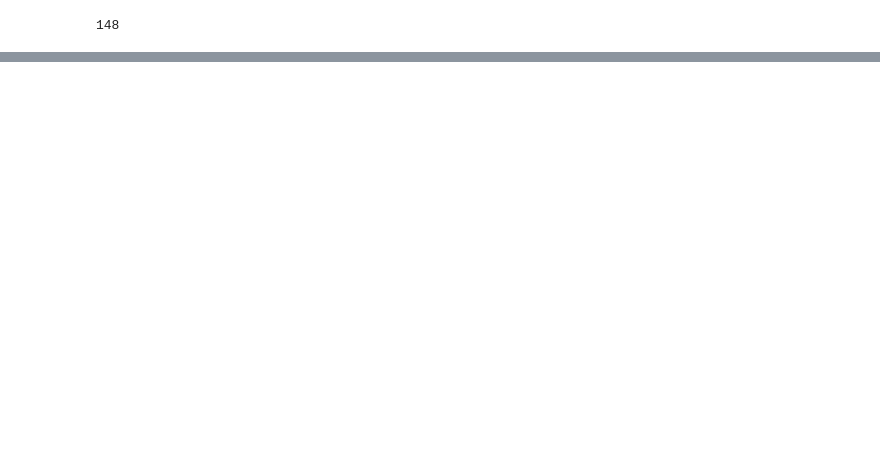
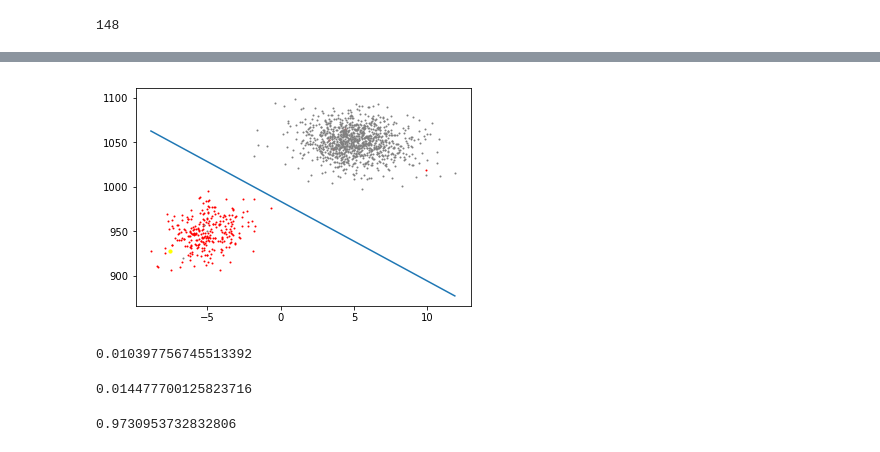
Before and after one commit to Sladge17/logistic_regression, a Jupyter notebook: logreg_train.ipynb, the cells around one changed output, grey strips where cells are left out. Saved outputs shown, nothing was run; the diff lists cells and outputs as text; code cells hidden in the pictures; blank space fills up the shorter version.

Commit message:
add probability

```diff
--- a/logreg_train.ipynb
+++ b/logreg_train.ipynb
@@ -144,0 +217,14 @@ array([0.10121056, 0.08535934, 0.08151308], dtype=float32)
+# %%
+plt.scatter(df[df['Hogwarts House'] == 'Gryffindor']['History of Magic'], df[df['Hogwarts House'] == 'Gryffindor']['Transfiguration'], color='red', s=1)
+plt.scatter(df[df['Hogwarts House'] != 'Gryffindor']['History of Magic'], df[df['Hogwarts House'] != 'Gryffindor']['Transfiguration'], color='gray', s=1)
+
+divider_x0 = x_minmax[4]
+divider_x1 = -(normalization(x_minmax[4], *x_minmax[4]) * weight[6] + weight[8]) / weight[7]
+divider_x1 = divider_x1 * (x_minmax[5][1] - x_minmax[5][0]) + x_minmax[5][0]
+plt.plot(divider_x0, divider_x1)
+
+plt.scatter(ins[4], ins[5], color='yellow', s=10)
+
+plt.show()
+# %% [output]
+[figure, added]
@@ -144,0 +239,15 @@ array([0.10121056, 0.08535934, 0.08151308], dtype=float32)
+# %%
+probability_r = sigmoid(np.concatenate([ins[0:2], [1]]) @ weight[0:3])
+probability_r
+# %% [output]
+0.010397756745513392
+# %%
+probability_s = sigmoid(np.concatenate([ins[2:4], [1]]) @ weight[3:6])
+probability_s
+# %% [output]
+0.014477700125823716
+# %%
+probability_g = sigmoid(np.concatenate([ins[4:6], [1]]) @ weight[6:9])
+probability_g
+# %% [output]
+0.9730953732832806
```
Also changed, not shown: parts of 11 cells of this notebook, 3 other files.
